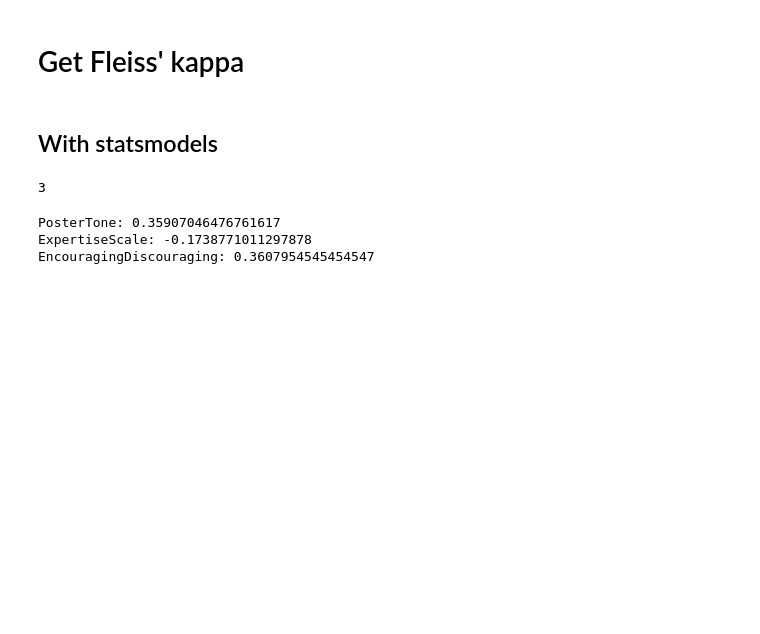
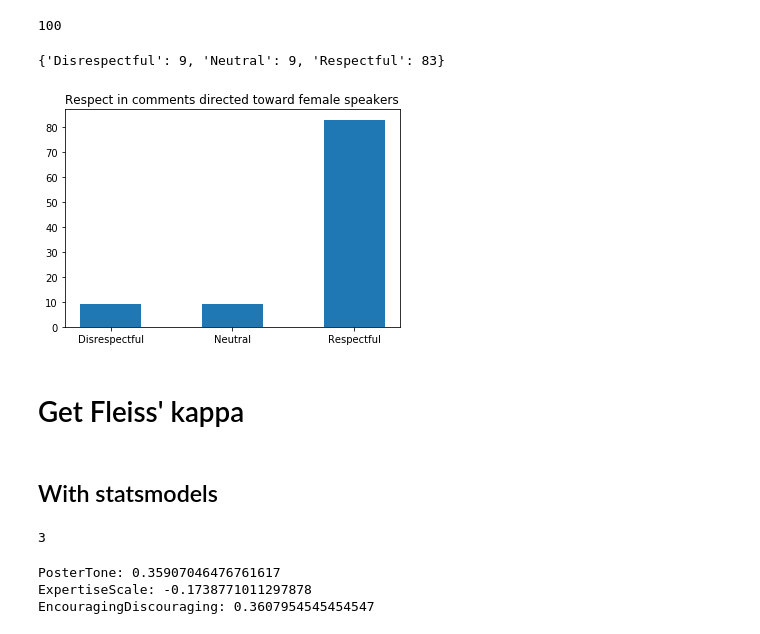
Before and after one commit to michaelmilleryoder/comp-ethics, a Jupyter notebook: jupyter/hw2.ipynb, the cells around one changed output. Drawn from its saved outputs; the diff is of its cells as text; code cells hidden in the pictures; blank space fills up the shorter version.

```diff
--- a/jupyter/hw2.ipynb
+++ b/jupyter/hw2.ipynb
@@ -5,0 +79,4 @@ from statsmodels.stats.inter_rater import fleiss_kappa
+# %%
+# Load data
+annote100 = pd.read_csv('/home/michael/school/11-830/hw2/Michael_annotated.csv')
+annote100.columns
@@ -6,3 +115,29 @@ from statsmodels.stats.inter_rater import fleiss_kappa
+# %%
+# annote100['gender'].tolist().count('female')
+data100['gender'].tolist().count('female')
+# %% [output]
+100
+# %%
+# Respect category counts
+cat_counts = {val: annote100['RespectfulDisrespectful'].tolist().count(val) for val in annote100['RespectfulDisrespectful'].unique()}
+cat_counts
+# %% [output]
+{'Disrespectful': 9, 'Neutral': 9, 'Respectful': 83}
+# %%
+%matplotlib inline
+
+labels = ['Disrespectful', 'Neutral', 'Respectful']
+values = [cat_counts[l] for l in labels]
+indices = np.arange(len(labels))
+width = 0.5
+plt.bar(indices, values, width)
+# plt.xticks(indices + width * 0.5 - 0.5, labels)
+plt.xticks(indices, labels)
+plt.title("Respect in comments directed toward female speakers")
+plt.savefig('/home/michael/school/11-830/hw2/respect_female.png', dpi=100)
+plt.show()
+# %% [output]
+[figure, added]
 # %% [markdown]
 # Get Fleiss' kappa
 # %% [markdown]
```
Also changed, not shown: parts of 10 cells of this notebook.
